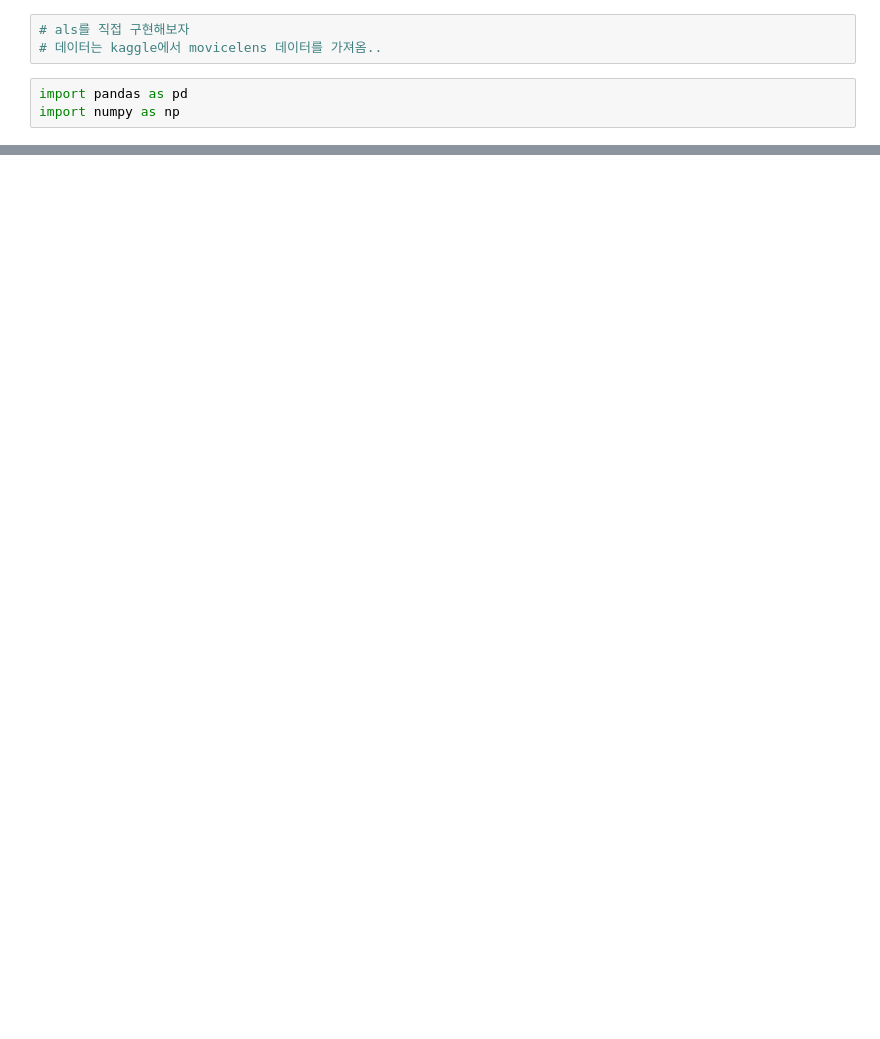
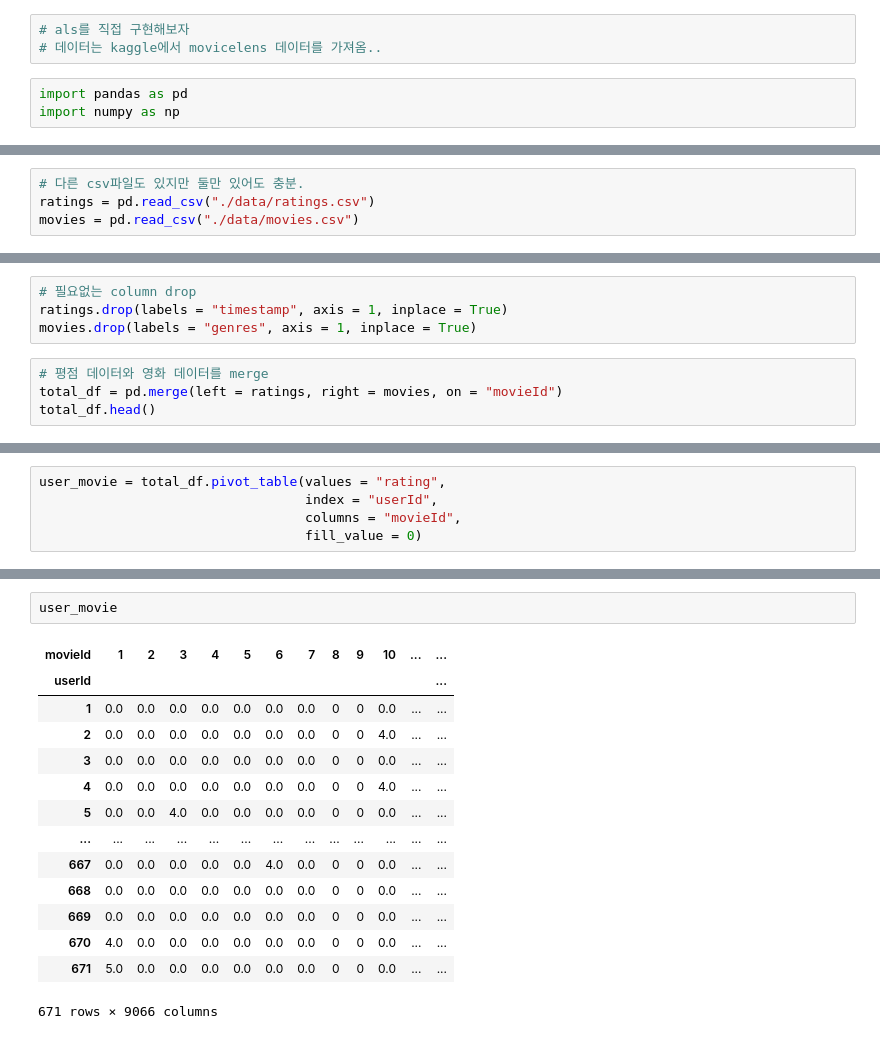
Before and after one commit to youngjo89/recommend_system, a Jupyter notebook: Matrix_Factorization/practice.ipynb, the cells around one changed output, grey strips where cells are left out. Saved outputs shown, nothing was run; the diff lists cells and outputs as text; blank space fills up the shorter version.

```diff
--- a/Matrix_Factorization/practice.ipynb
+++ b/Matrix_Factorization/practice.ipynb
@@ -8,0 +12,4 @@ import numpy as np
+# %%
+# 다른 csv파일도 있지만 둘만 있어도 충분.
+ratings = pd.read_csv("./data/ratings.csv")
+movies = pd.read_csv("./data/movies.csv")
@@ -8,0 +38,8 @@ import numpy as np
+# %%
+# 필요없는 column drop
+ratings.drop(labels = "timestamp", axis = 1, inplace = True)
+movies.drop(labels = "genres", axis = 1, inplace = True)
+# %%
+# 평점 데이터와 영화 데이터를 merge
+total_df = pd.merge(left = ratings, right = movies, on = "movieId")
+total_df.head()
@@ -8,0 +53,5 @@ import numpy as np
+# %%
+user_movie = total_df.pivot_table(values = "rating",
+                                  index = "userId",
+                                  columns = "movieId",
+                                  fill_value = 0)
@@ -8,0 +203,17 @@ import numpy as np
+# %%
+user_movie
+# %% [output]
+| movieId | 1 | 2 | 3 | 4 | 5 | 6 | 7 | 8 | 9 | 10 | ... | ... |
+| userId |  |  |  |  |  |  |  |  |  |  |  | ... |
+| 1 | 0.0 | 0.0 | 0.0 | 0.0 | 0.0 | 0.0 | 0.0 | 0 | 0 | 0.0 | ... | ... |
+| 2 | 0.0 | 0.0 | 0.0 | 0.0 | 0.0 | 0.0 | 0.0 | 0 | 0 | 4.0 | ... | ... |
+| 3 | 0.0 | 0.0 | 0.0 | 0.0 | 0.0 | 0.0 | 0.0 | 0 | 0 | 0.0 | ... | ... |
+| 4 | 0.0 | 0.0 | 0.0 | 0.0 | 0.0 | 0.0 | 0.0 | 0 | 0 | 4.0 | ... | ... |
+| 5 | 0.0 | 0.0 | 4.0 | 0.0 | 0.0 | 0.0 | 0.0 | 0 | 0 | 0.0 | ... | ... |
+| ... | ... | ... | ... | ... | ... | ... | ... | ... | ... | ... | ... | ... |
+| 667 | 0.0 | 0.0 | 0.0 | 0.0 | 0.0 | 4.0 | 0.0 | 0 | 0 | 0.0 | ... | ... |
+| 668 | 0.0 | 0.0 | 0.0 | 0.0 | 0.0 | 0.0 | 0.0 | 0 | 0 | 0.0 | ... | ... |
+| 669 | 0.0 | 0.0 | 0.0 | 0.0 | 0.0 | 0.0 | 0.0 | 0 | 0 | 0.0 | ... | ... |
+| 670 | 4.0 | 0.0 | 0.0 | 0.0 | 0.0 | 0.0 | 0.0 | 0 | 0 | 0.0 | ... | ... |
+| 671 | 5.0 | 0.0 | 0.0 | 0.0 | 0.0 | 0.0 | 0.0 | 0 | 0 | 0.0 | ... | ... |
+671 rows × 9066 columns
```
Also changed, not shown: parts of 29 cells of this notebook.
